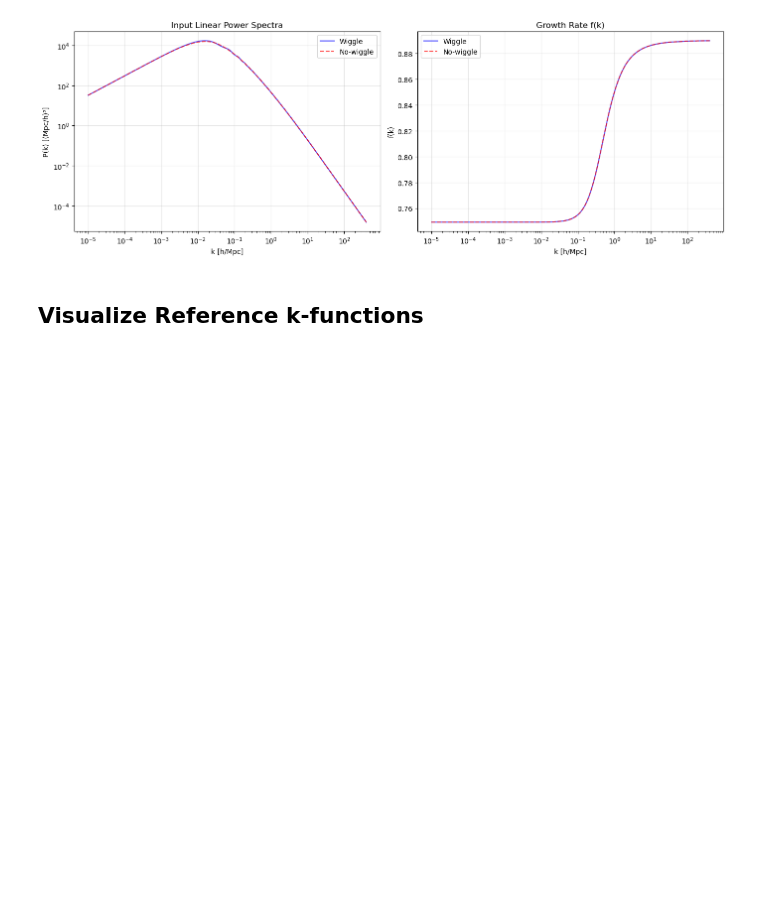
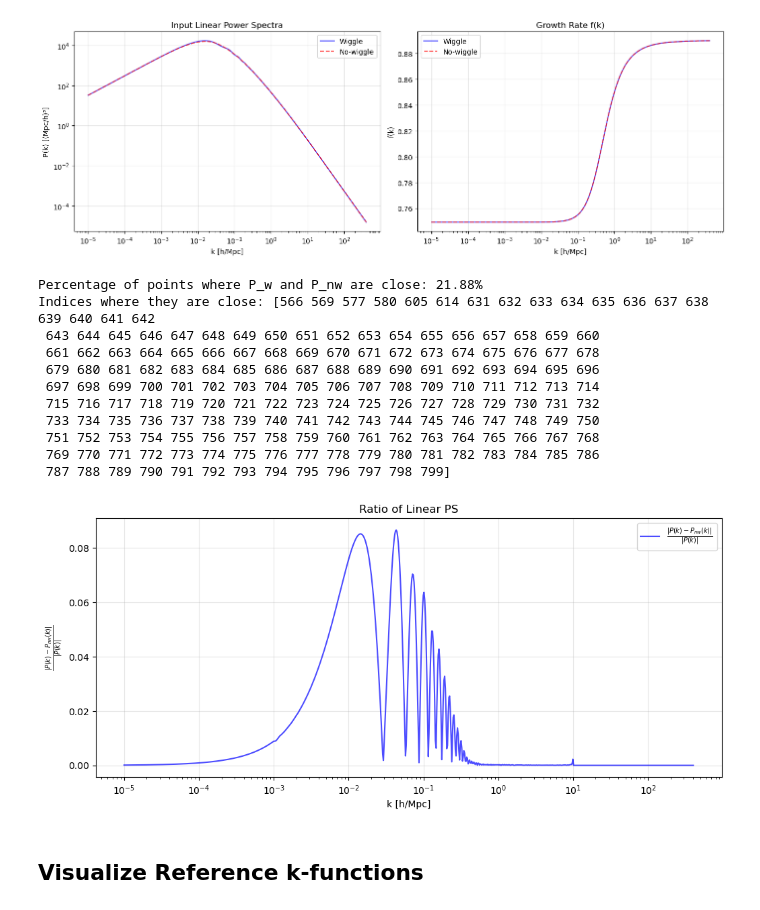
Before and after one commit to dkirkby/fkpt, a Jupyter notebook: Python/kfunctions.ipynb, the cells around one changed output. Saved outputs shown, nothing was run; the diff lists cells and outputs as text; code cells hidden in the pictures; blank space fills up the shorter version.

Commit message:
Added wiggles/no wiggles analysis

```diff
--- a/Python/kfunctions.ipynb
+++ b/Python/kfunctions.ipynb
@@ -377,6 +377,47 @@ plt.tight_layout()
 plt.show()
 # %% [output]
 [figure]
+# %%
+P_w = snapshot.ps_wiggle.P
+P_nw = snapshot.ps_nowiggle.P
+
+mask_close = np.isclose(P_w, P_nw)#, rtol=1e-5, atol=1e-12)
+
+# Percentage of points that are close
+pct_close = np.sum(mask_close) / len(P_w) * 100
+print(f"Percentage of points where P_w and P_nw are close: {pct_close:.2f}%")
+
+# Optionally, see which indices they are
+close_indices = np.where(mask_close)[0]
+print("Indices where they are close:", close_indices)
+
+
+# Your existing ratio plot
+num = np.abs(P_w - P_nw)
+denom = np.abs(P_w)
+
+plt.figure(figsize=(12, 5))
+plt.semilogx(snapshot.ps_wiggle.k, num/denom, 'b-',
+             label='$\\frac{|P(k) - P_{nw}(k)|}{|P(k)|}$', alpha=0.7)
+plt.xlabel('k [h/Mpc]')
+plt.ylabel('$\\frac{|P(k) - P_{nw}(k)|}{|P(k)|}$')
+plt.title('Ratio of Linear PS')
+plt.legend()
+plt.grid(True, alpha=0.3)
+plt.show()
+# %% [output]
+Percentage of points where P_w and P_nw are close: 21.88%
+Indices where they are close: [566 569 577 580 605 614 631 632 633 634 635 636 637 638 639 640 641 642
+ 643 644 645 646 647 648 649 650 651 652 653 654 655 656 657 658 659 660
+ 661 662 663 664 665 666 667 668 669 670 671 672 673 674 675 676 677 678
+ 679 680 681 682 683 684 685 686 687 688 689 690 691 692 693 694 695 696
+ 697 698 699 700 701 702 703 704 705 706 707 708 709 710 711 712 713 714
+ 715 716 717 718 719 720 721 722 723 724 725 726 727 728 729 730 731 732
+ 733 734 735 736 737 738 739 740 741 742 743 744 745 746 747 748 749 750
+ 751 752 753 754 755 756 757 758 759 760 761 762 763 764 765 766 767 768
+ 769 770 771 772 773 774 775 776 777 778 779 780 781 782 783 784 785 786
+ 787 788 789 790 791 792 793 794 795 796 797 798 799]
+[figure, added]
 # %% [markdown]
 ## Visualize Reference k-functions
 # %%
```
Also changed, not shown: parts of 6 cells of this notebook.
